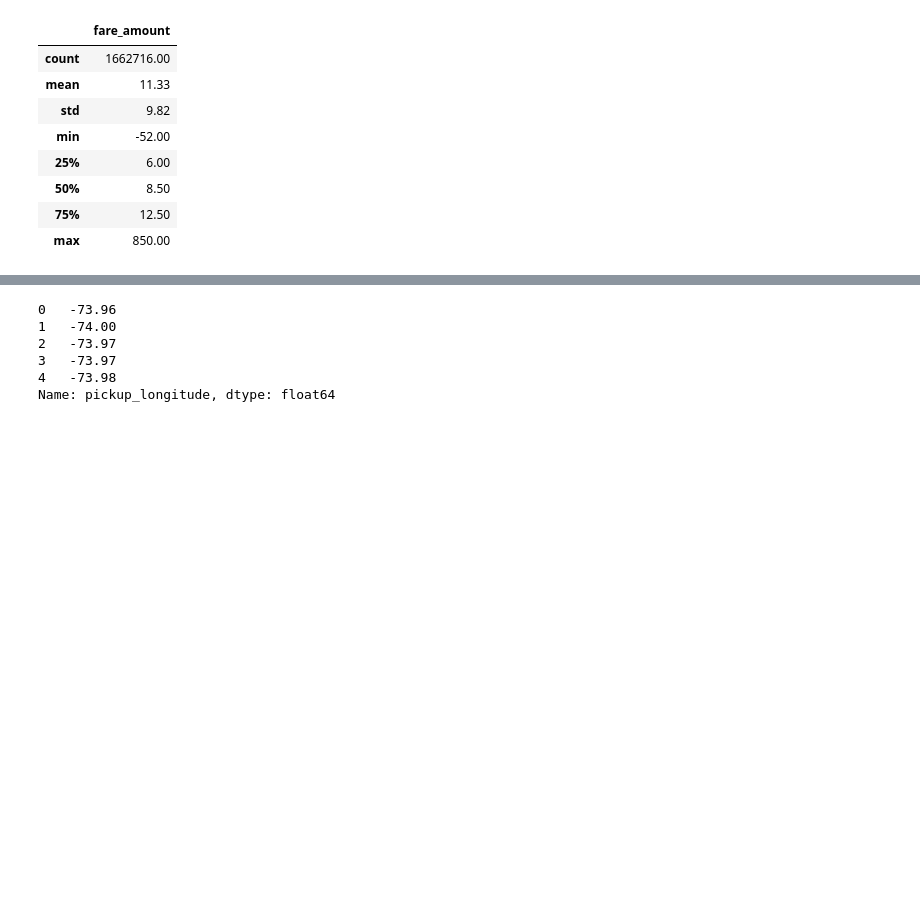
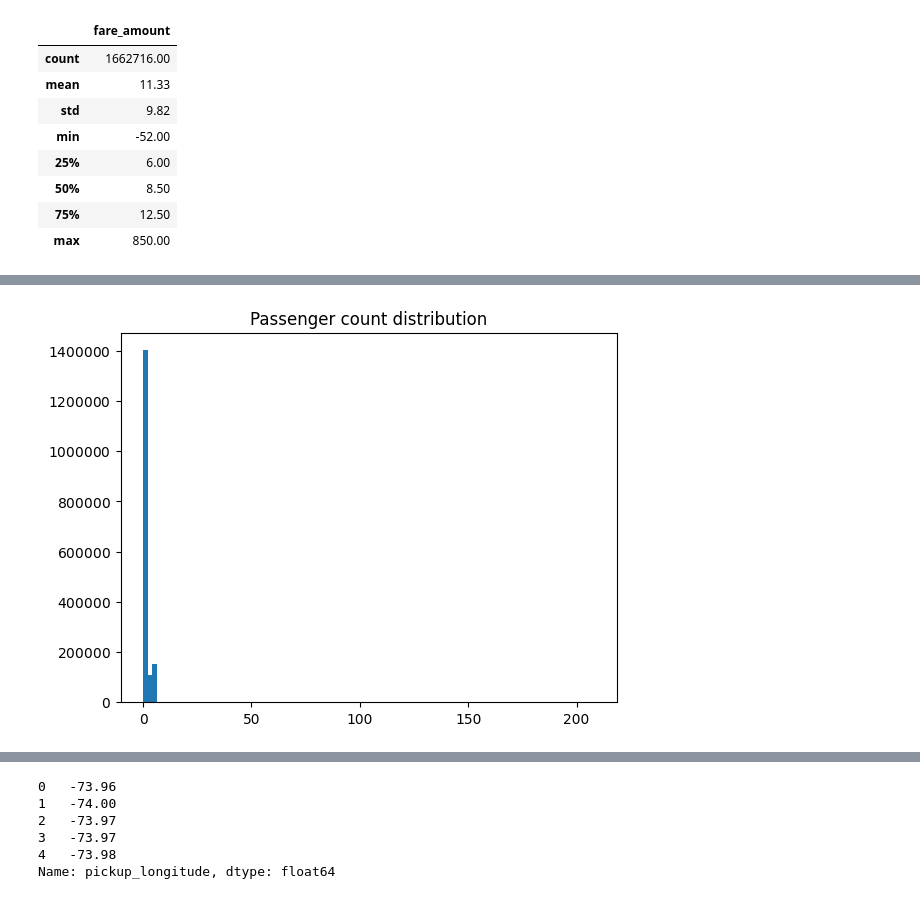
Before and after one commit to DavidGuzzi/DGKaggle, a Jupyter notebook: New York City Taxi Fare Prediction/taxi_fare_prediction_DG.ipynb, the cells around one changed output, grey strips where cells are left out. Cells and saved outputs as stored; diff of their text form; code cells hidden in the pictures; blank space fills up the shorter version.

```diff
--- a/New York City Taxi Fare Prediction/taxi_fare_prediction_DG.ipynb
+++ b/New York City Taxi Fare Prediction/taxi_fare_prediction_DG.ipynb
@@ -99,0 +158,13 @@ Para una mejor visualización, se presentan 3 nuevas visualizaciones
+# %%
+from matplotlib.ticker import ScalarFormatter
+
+fig, ax = plt.subplots()
+ax.hist(df['passenger_count'], bins=100)
+ax.set_title('Passenger count distribution')
+
+ax.yaxis.set_major_formatter(ScalarFormatter(useMathText=True))
+ax.ticklabel_format(style='plain', axis='y')
+
+plt.show()
+# %% [output]
+[figure, added]
```
Also changed, not shown: parts of 22 cells of this notebook.
